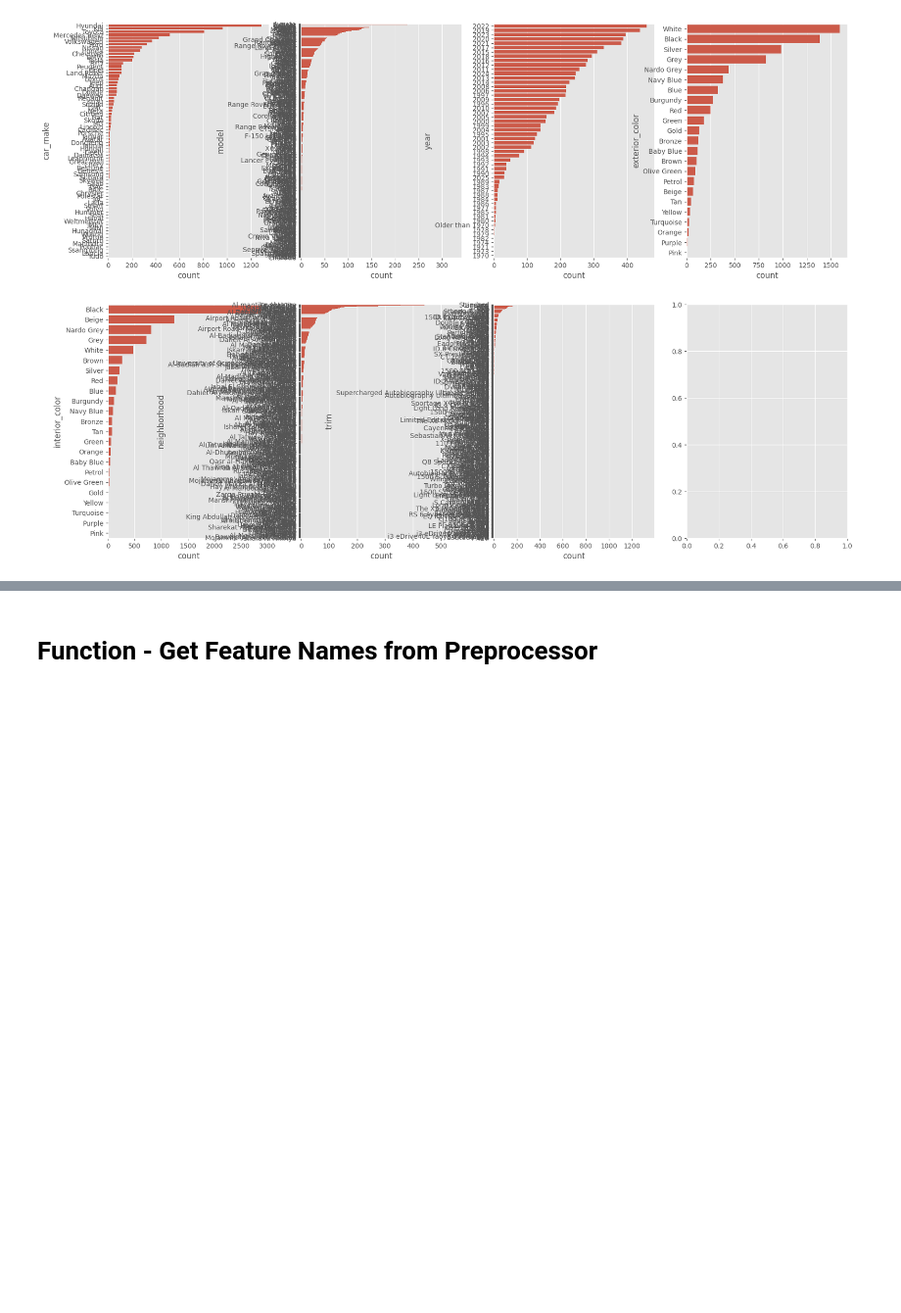
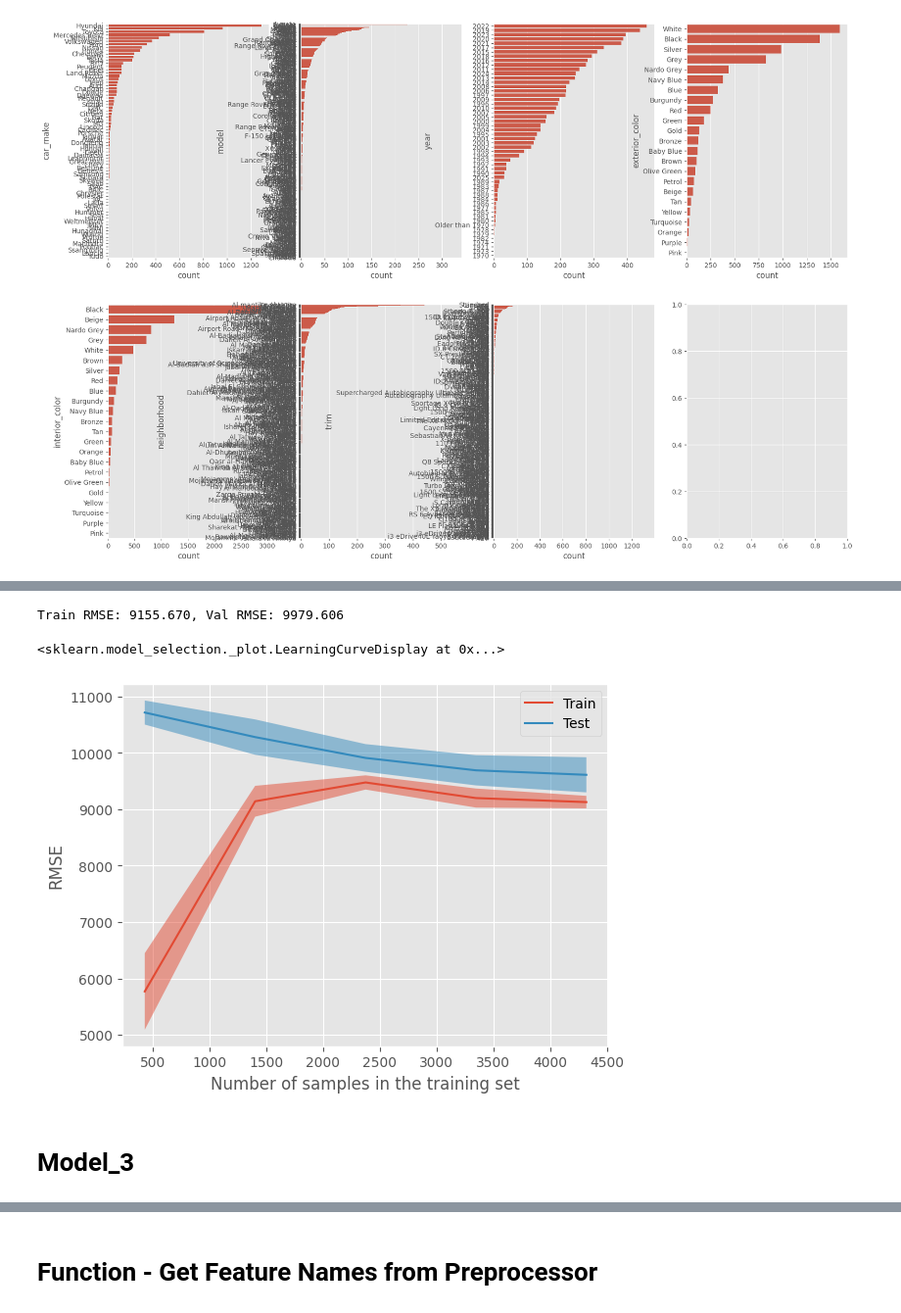
Before and after one commit to abhaykukade/Car-Price-Prediction, a Jupyter notebook: model_evaluation_v2.ipynb, the cells around one changed output, grey strips where cells are left out. Shown at 98% size. Drawn from its saved outputs; the diff is of its cells as text; code cells hidden in the pictures; blank space fills up the shorter version.

```diff
--- a/model_evaluation_v2.ipynb
+++ b/model_evaluation_v2.ipynb
@@ -227,0 +259,3 @@ Limit Cardinality
+# %%
+X_train_transformed = preprocessor.fit_transform(X_train)
+X_train_transformed.shape
@@ -227,0 +266,11 @@ Limit Cardinality
+# %%
+ridge_model = Pipeline(steps=[
+    ('preprocessor', preprocessor),
+    ('lr', TransformedTargetRegressor(
+        regressor=Ridge(alpha=10),
+        func=preprocessing_functions.log_transform,
+        inverse_func=preprocessing_functions.exp_transform
+    ))
+], memory=memory)
+# %%
+ridge_model.fit(X_train, y_train)
@@ -227,0 +295,18 @@ Limit Cardinality
+# %%
+train_rmse = root_mean_squared_error(y_train, ridge_model.predict(X_train))
+val_rmse = root_mean_squared_error(y_val, ridge_model.predict(X_val))
+
+print(f'Train RMSE: {train_rmse:.3f}, Val RMSE: {val_rmse:.3f}')
+# %% [output]
+Train RMSE: 9155.670, Val RMSE: 9979.606
+# %%
+train_sizes, train_scores, test_scores = learning_curve(ridge_model, X_train, y_train, scoring='neg_root_mean_squared_error', n_jobs=-1)
+# %%
+plt.style.use('ggplot')
+display = LearningCurveDisplay(train_sizes=train_sizes, train_scores=-train_scores, test_scores=-test_scores, score_name='RMSE')
+display.plot()
+# %% [output]
+<sklearn.model_selection._plot.LearningCurveDisplay at 0x...>
+[figure, added]
+# %% [markdown]
+# Model_3
```
Also changed, not shown: parts of 38 cells of this notebook, 1 other file.
